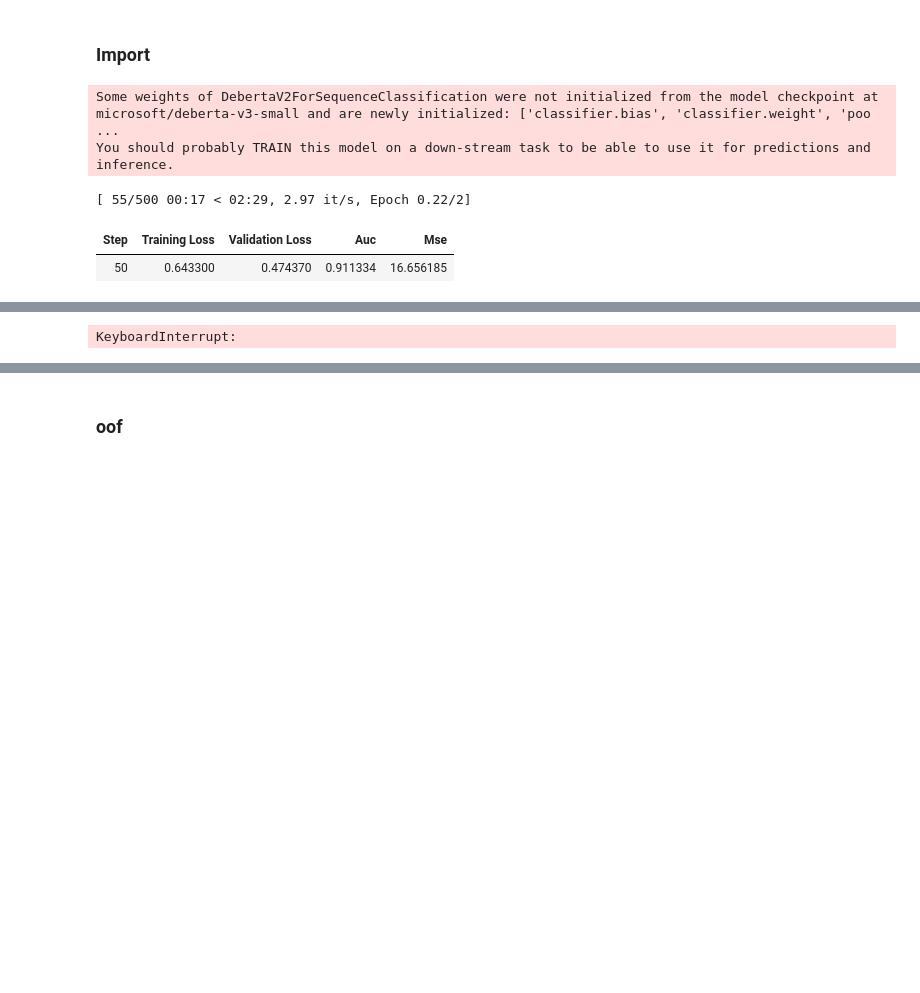
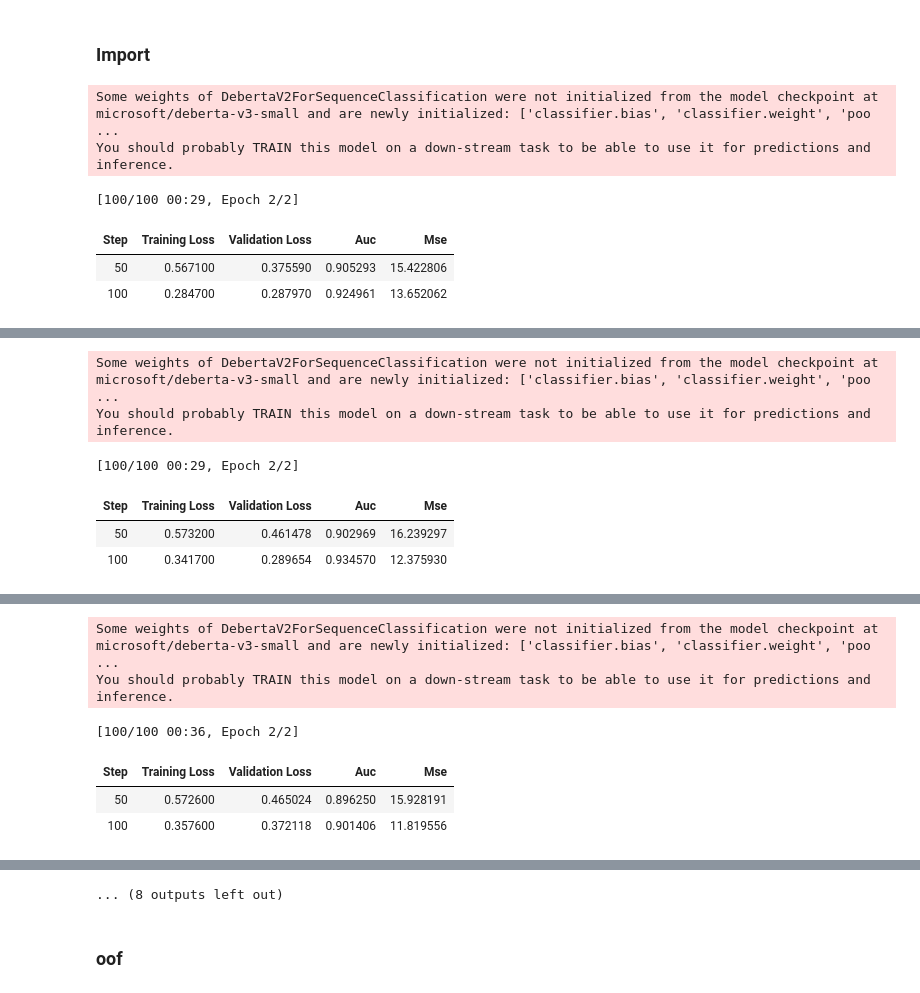
Before and after one commit to yumizu-da/atmaCup17, a Jupyter notebook: exp/006/run.ipynb, the cells around one changed output, grey strips where cells are left out. Cells and saved outputs as stored; diff of their text form; code cells hidden in the pictures; blank space fills up the shorter version.

```diff
--- a/exp/006/run.ipynb
+++ b/exp/006/run.ipynb
@@ -53,14 +53,14 @@ cuda
 # %% [markdown]
 ### Import
 # %%
-debug = False
+debug = True
 
 train_df = pd.read_csv(cfg.data.train_path)
 clothing_df = pd.read_csv(cfg.data.clothing_path)
 test_df = pd.read_csv(cfg.data.test_path)
 
 if debug:
-    train_df = train_df.sample(1000)
+    train_df = train_df.sample(2000)
 
 def preprocess(df):
     """
@@ -104,7 +104,7 @@ def tokenize(sample):
 class CustomTrainer(Trainer):
     def compute_loss(self, model, inputs, return_outputs=False):
         labels = inputs.get("labels")
-        ratings = inputs.pop("Rating")  # 数的変数の回帰用ラベル
+        ratings = inputs.pop("Rating")
 
         outputs = model(**inputs)
         logits = outputs.get("logits")
@@ -166,33 +166,34 @@ for fold, (train_index, valid_index) in enumerate(kf.split(train_df, y_train)):
         metric_for_best_model=cfg.bert.params.metric,  # 最良のモデルを選択するメトリック
         greater_is_better=True,  # 最良のモデルを選択する際に、metric_for_best_modelが大きいほど良いかどうか
         warmup_ratio=0.1,  # warmupの割合. [0.0, 0.1, 0.01]のどれかを使うのが一般的
         weight_decay=cfg.bert.params.weight_decay,  # 重み減衰の割合. 0.01が一般的. もしくは0.0
         seed=cfg.seed,
         data_seed=cfg.seed,
         label_names=["labels", "Rating"],  # ラベルのカラム名
     )
 
     trainer = CustomTrainer(
         model=model,
         args=train_args,
         train_dataset=ds_train,
         eval_dataset=ds_eval,
         data_collator=DataCollatorWithPadding(tokenizer),
         tokenizer=tokenizer,
         compute_metrics=compute_metrics,
     )
 
     trainer.train()
 
     final_output_dir = f"{cfg.data.results_dir}/fold{fold}/final"
     trainer.save_model(final_output_dir)
     tokenizer.save_pretrained(final_output_dir)
 
-    pred = torch.softmax(torch.tensor(trainer.predict(ds_eval).predictions), dim=1).numpy()
+    pred = torch.softmax(torch.tensor(trainer.predict(ds_eval).predictions)[:, :2], dim=1).numpy()
     oof[valid_index] = pred[:, 1]
 # %% [output]
 Some weights of DebertaV2ForSequenceClassification were not initialized from the model checkpoint at microsoft/deberta-v3-small and are newly initialized: ['classifier.bias', 'classifier.weight', 'poo ...
 You should probably TRAIN this model on a down-stream task to be able to use it for predictions and inference.
-[ 55/500 00:17 < 02:29, 2.97 it/s, Epoch 0.22/2]
+[100/100 00:29, Epoch 2/2]
 | Step | Training Loss | Validation Loss | Auc | Mse |
-| 50 | 0.643300 | 0.474370 | 0.911334 | 16.656185 |
+| 50 | 0.567100 | 0.375590 | 0.905293 | 15.422806 |
+| 100 | 0.284700 | 0.287970 | 0.924961 | 13.652062 |
@@ -199 +201,6 @@ You should probably TRAIN this model on a down-stream task to be able to use it
-KeyboardInterrupt:
+Some weights of DebertaV2ForSequenceClassification were not initialized from the model checkpoint at microsoft/deberta-v3-small and are newly initialized: ['classifier.bias', 'classifier.weight', 'poo ...
+You should probably TRAIN this model on a down-stream task to be able to use it for predictions and inference.
+[100/100 00:29, Epoch 2/2]
+| Step | Training Loss | Validation Loss | Auc | Mse |
+| 50 | 0.573200 | 0.461478 | 0.902969 | 16.239297 |
+| 100 | 0.341700 | 0.289654 | 0.934570 | 12.375930 |
@@ -199,0 +208,6 @@ KeyboardInterrupt:
+Some weights of DebertaV2ForSequenceClassification were not initialized from the model checkpoint at microsoft/deberta-v3-small and are newly initialized: ['classifier.bias', 'classifier.weight', 'poo ...
+You should probably TRAIN this model on a down-stream task to be able to use it for predictions and inference.
+[100/100 00:36, Epoch 2/2]
+| Step | Training Loss | Validation Loss | Auc | Mse |
+| 50 | 0.572600 | 0.465024 | 0.896250 | 15.928191 |
+| 100 | 0.357600 | 0.372118 | 0.901406 | 11.819556 |
@@ -200,3 +215,4 @@ KeyboardInterrupt:
+... (8 outputs left out)
 # %% [markdown]
 ### oof
 # %%
```
Also changed, not shown: parts of 4 cells of this notebook, 2 other files.
